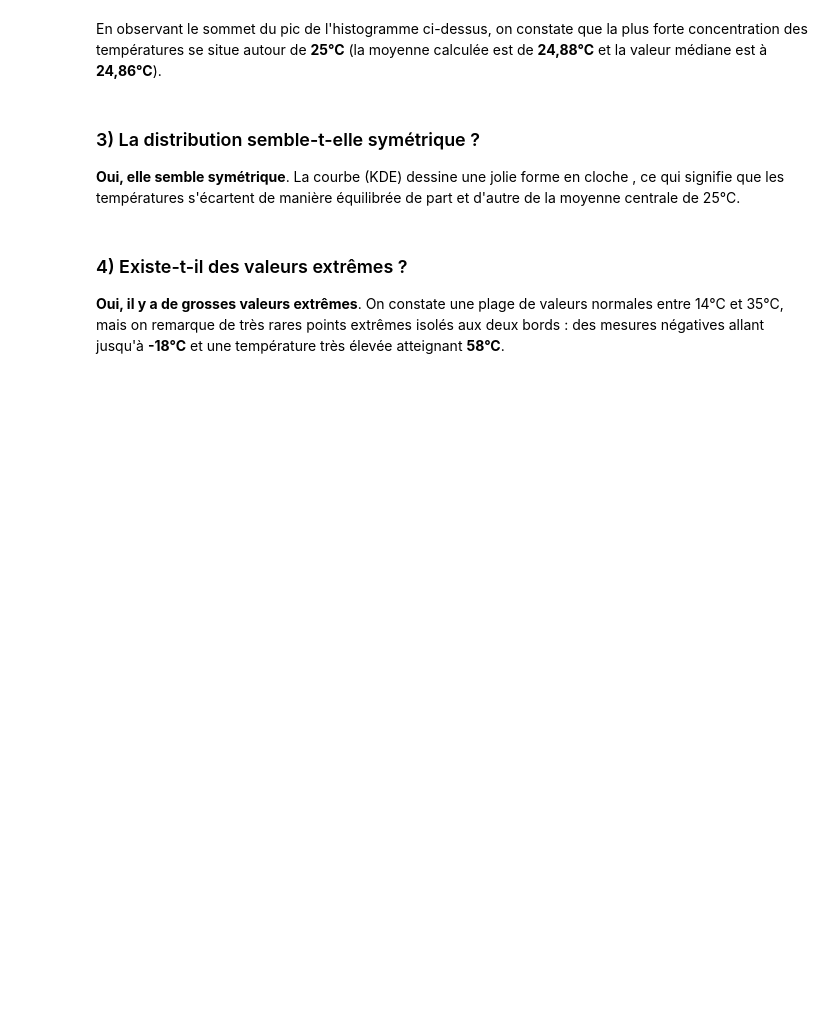
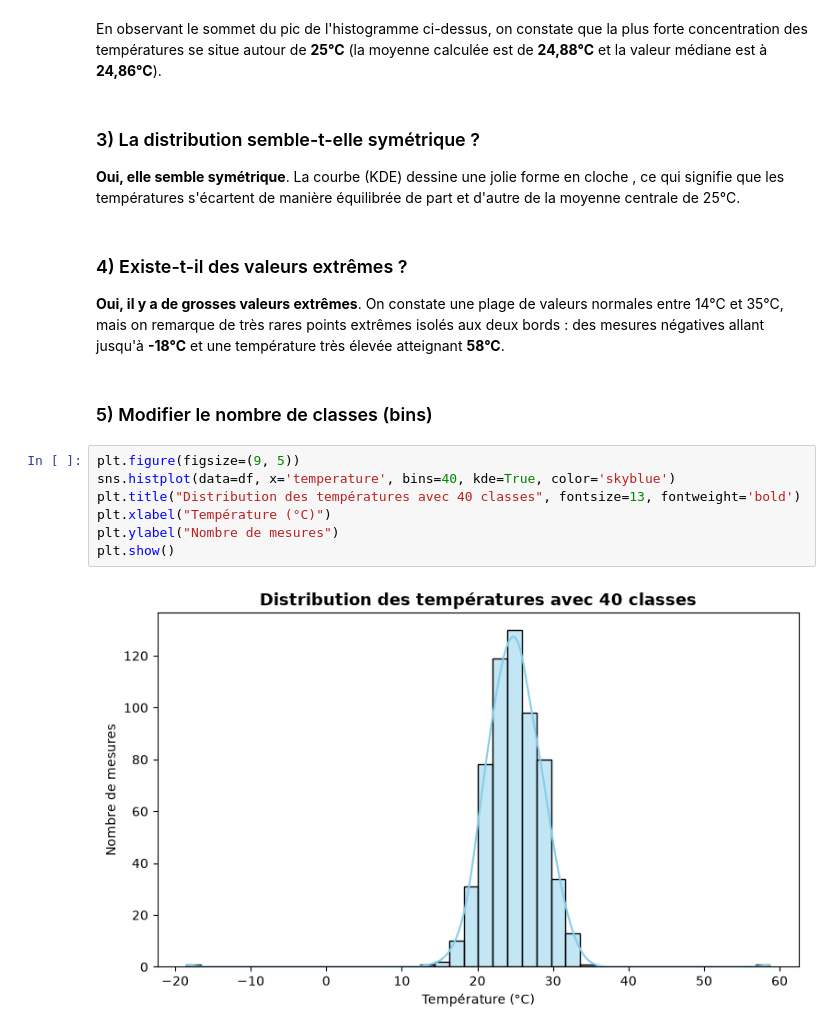
Before and after one commit to DIOPBARHAM/atelier_seaborn_iot, a Jupyter notebook: notebooks/atelier_seaborn_iot.ipynb, the cells around one changed output. Saved outputs shown, nothing was run; the diff lists cells and outputs as text; blank space fills up the shorter version.

Commit message:
5) Modifier le nombre de classes (bins)

```diff
--- a/notebooks/atelier_seaborn_iot.ipynb
+++ b/notebooks/atelier_seaborn_iot.ipynb
@@ -73,3 +73,14 @@ En observant le sommet du pic de l'histogramme ci-dessus, on constate que la plu
 ### 4) Existe-t-il des valeurs extrêmes ?
 
 **Oui, il y a de grosses valeurs extrêmes**. On constate une plage de valeurs normales entre 14°C et 35°C, mais on remarque de très rares points extrêmes isolés aux deux bords : des mesures négatives allant jusqu'à **-18°C** et une température très élevée atteignant **58°C**.
+# %% [markdown]
+### 5) Modifier le nombre de classes (bins)
+# %%
+plt.figure(figsize=(9, 5))
+sns.histplot(data=df, x='temperature', bins=40, kde=True, color='skyblue')
+plt.title("Distribution des températures avec 40 classes", fontsize=13, fontweight='bold')
+plt.xlabel("Température (°C)")
+plt.ylabel("Nombre de mesures")
+plt.show()
+# %% [output]
+[figure, added]
```
